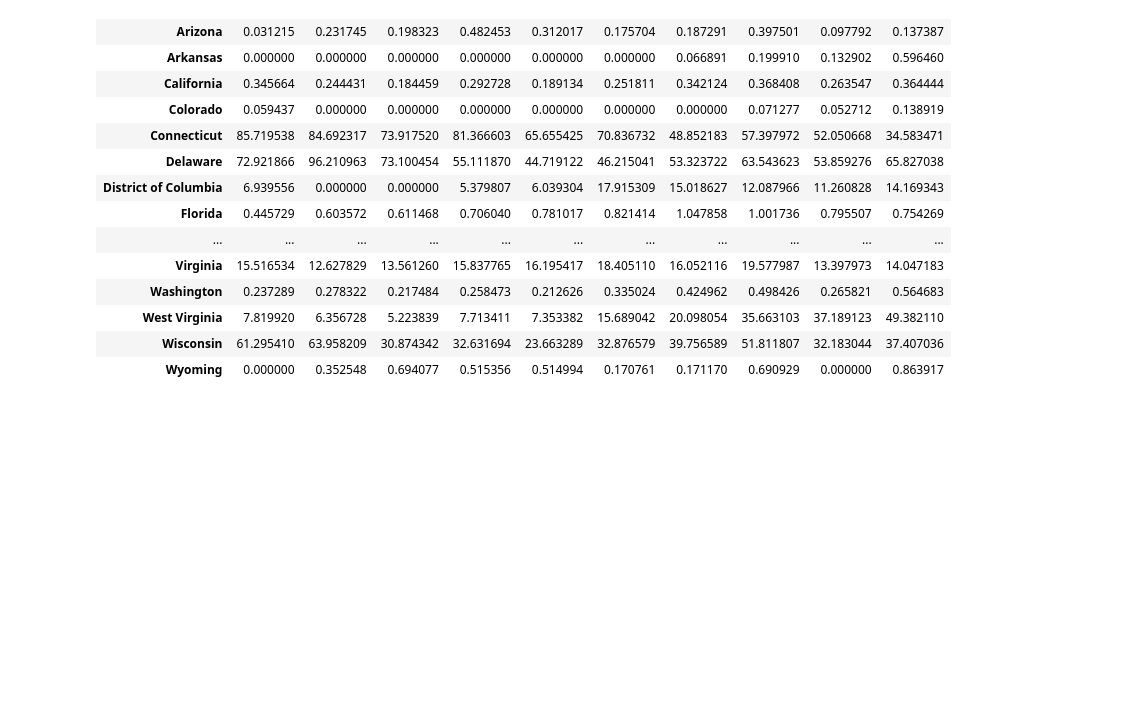
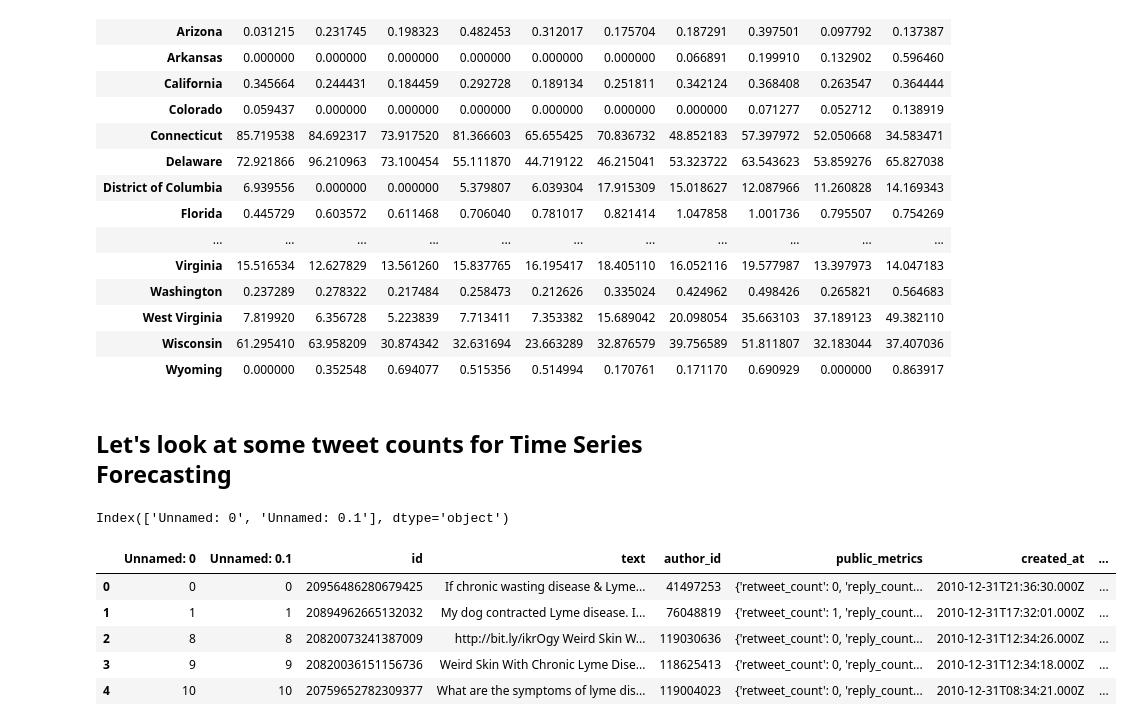
Before and after one commit to csci-e597-sp2022-lymedisease/lymedisease, a Jupyter notebook: notebooks/Lyme_EDA.ipynb, the cells around one changed output. Cells and saved outputs as stored; diff of their text form; code cells hidden in the pictures; blank space fills up the shorter version.

Commit message:
started time series forecasting on tweets

```diff
--- a/notebooks/Lyme_EDA.ipynb
+++ b/notebooks/Lyme_EDA.ipynb
@@ -238,3 +246,23 @@ cdcTenYrs.div(poplBy100k)
 | West Virginia | 7.819920 | 6.356728 | 5.223839 | 7.713411 | 7.353382 | 15.689042 | 20.098054 | 35.663103 | 37.189123 | 49.382110 |
 | Wisconsin | 61.295410 | 63.958209 | 30.874342 | 32.631694 | 23.663289 | 32.876579 | 39.756589 | 51.811807 | 32.183044 | 37.407036 |
 | Wyoming | 0.000000 | 0.352548 | 0.694077 | 0.515356 | 0.514994 | 0.170761 | 0.171170 | 0.690929 | 0.000000 | 0.863917 |
+# %% [markdown]
+## Let's look at some tweet counts for Time Series Forecasting
+# %%
+twtrRaw = pd.read_csv("../data/carmen_tweets_keywords_pos.csv")
+# %%
+twtrRaw.head()
+twtrCopy = twtrRaw.copy()
+# %%
+twtrRaw.columns[0:2]
+# %% [output]
+Index(['Unnamed: 0', 'Unnamed: 0.1'], dtype='object')
+# %%
+twtrCopy.head()
+# %% [output]
+|  | Unnamed: 0 | Unnamed: 0.1 | id | text | author_id | public_metrics | created_at | ... |
+| 0 | 0 | 0 | 20956486280679425 | If chronic wasting disease & Lyme... | 41497253 | {'retweet_count': 0, 'reply_count... | 2010-12-31T21:36:30.000Z | ... |
+| 1 | 1 | 1 | 20894962665132032 | My dog contracted Lyme disease. I... | 76048819 | {'retweet_count': 1, 'reply_count... | 2010-12-31T17:32:01.000Z | ... |
+| 2 | 8 | 8 | 20820073241387009 | http://bit.ly/ikrOgy Weird Skin W... | 119030636 | {'retweet_count': 0, 'reply_count... | 2010-12-31T12:34:26.000Z | ... |
+| 3 | 9 | 9 | 20820036151156736 | Weird Skin With Chronic Lyme Dise... | 118625413 | {'retweet_count': 0, 'reply_count... | 2010-12-31T12:34:18.000Z | ... |
+| 4 | 10 | 10 | 20759652782309377 | What are the symptoms of lyme dis... | 119004023 | {'retweet_count': 0, 'reply_count... | 2010-12-31T08:34:21.000Z | ... |
```
Also changed, not shown: parts of 19 cells of this notebook.
